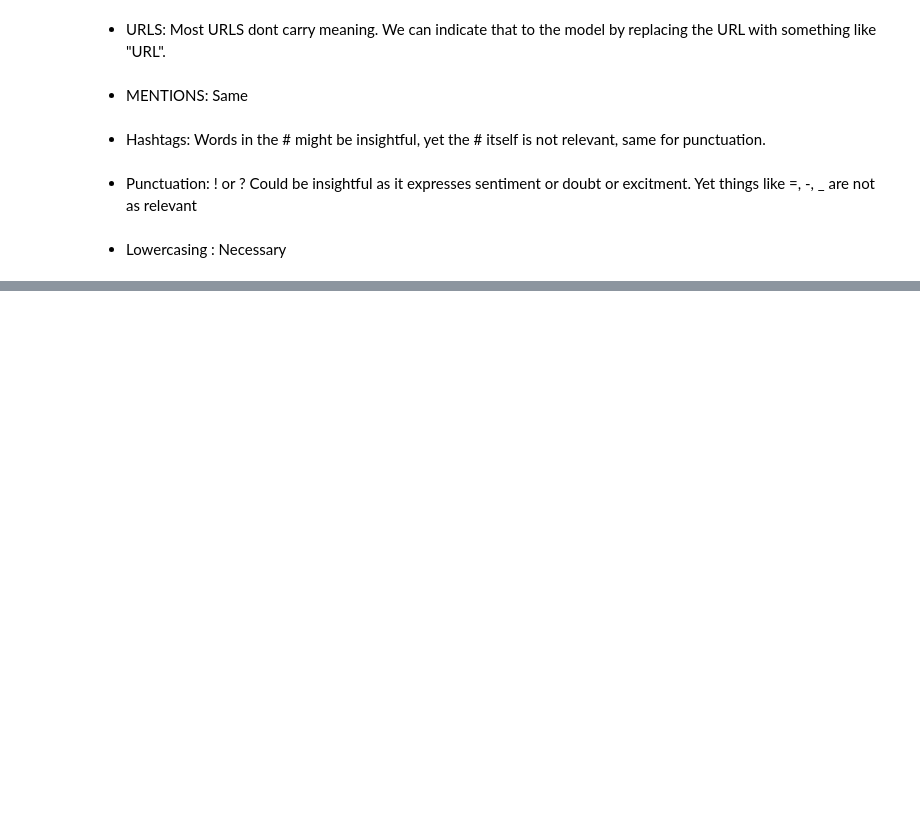
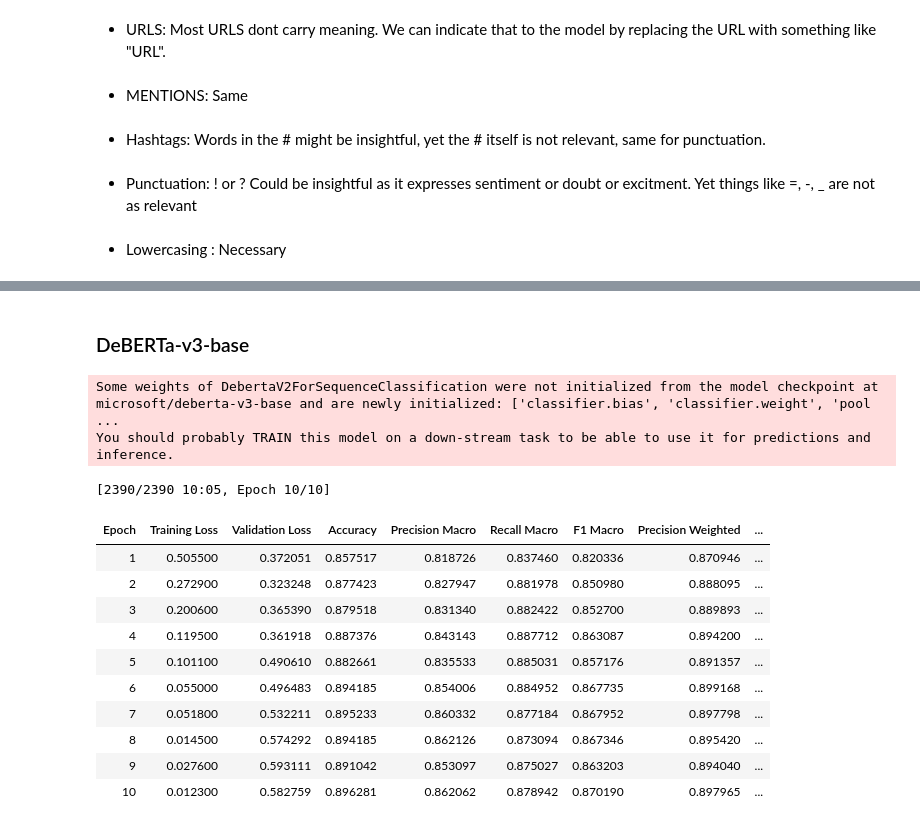
Before and after one commit to rmiranda37/text_mining_2025, a Jupyter notebook: EDA.ipynb, the cells around one changed output, grey strips where cells are left out. Cells and saved outputs as stored; diff of their text form; code cells hidden in the pictures; blank space fills up the shorter version.

```diff
--- a/EDA.ipynb
+++ b/EDA.ipynb
@@ -604,0 +718,2 @@ ValueError: Could not interpret value `word_count` for `y`. An entry with this n
+# %%
+df_proc = preprocess_dataframe(train_df)
@@ -604,0 +766,41 @@ ValueError: Could not interpret value `word_count` for `y`. An entry with this n
+# %%
+def train_encoder_model(df, model_checkpoint):
+    # Usar tokenizer adequado (BERTweet precisa de use_fast=False)
+    tokenizer = AutoTokenizer.from_pretrained(
+        model_checkpoint,
+        use_fast=False if "bertweet" in model_checkpoint else True
+    )
+
+    train_tokenized, val_tokenized = prepare_hf_datasets(df, tokenizer)
+
+    model = AutoModelForSequenceClassification.from_pretrained(model_checkpoint, num_labels=3)
+
+    training_args = TrainingArguments(
+        output_dir="./results_roberta",
+        eval_strategy="epoch",
+        save_strategy="epoch",
+        learning_rate=2e-5,
+        per_device_train_batch_size=32,
+        per_device_eval_batch_size=32,
+        num_train_epochs=10,
+        weight_decay=0.01,
+        load_best_model_at_end=True,
+        metric_for_best_model="eval_f1_macro",
+        greater_is_better=True,
+        logging_dir="./logs_roberta",
+        logging_steps=50,
+        report_to="none"
+    )
+
+    trainer = Trainer(
+        model=model,
+        args=training_args,
+        train_dataset=train_tokenized,
+        eval_dataset=val_tokenized,
+        tokenizer=tokenizer,
+        compute_metrics=compute_metrics,
+        callbacks=[EarlyStoppingCallback(early_stopping_patience=3)]
+    )
+
+    trainer.train()
+    return trainer
@@ -604,0 +829,19 @@ ValueError: Could not interpret value `word_count` for `y`. An entry with this n
+# %% [markdown]
+### DeBERTa-v3-base
+# %%
+trainer_deberta_base = train_encoder_model(df_proc, model_checkpoint="microsoft/deberta-v3-base")
+# %% [output]
+Some weights of DebertaV2ForSequenceClassification were not initialized from the model checkpoint at microsoft/deberta-v3-base and are newly initialized: ['classifier.bias', 'classifier.weight', 'pool ...
+You should probably TRAIN this model on a down-stream task to be able to use it for predictions and inference.
+[2390/2390 10:05, Epoch 10/10]
+| Epoch | Training Loss | Validation Loss | Accuracy | Precision Macro | Recall Macro | F1 Macro | Precision Weighted | ... |
+| 1 | 0.505500 | 0.372051 | 0.857517 | 0.818726 | 0.837460 | 0.820336 | 0.870946 | ... |
+| 2 | 0.272900 | 0.323248 | 0.877423 | 0.827947 | 0.881978 | 0.850980 | 0.888095 | ... |
+| 3 | 0.200600 | 0.365390 | 0.879518 | 0.831340 | 0.882422 | 0.852700 | 0.889893 | ... |
+| 4 | 0.119500 | 0.361918 | 0.887376 | 0.843143 | 0.887712 | 0.863087 | 0.894200 | ... |
+| 5 | 0.101100 | 0.490610 | 0.882661 | 0.835533 | 0.885031 | 0.857176 | 0.891357 | ... |
+| 6 | 0.055000 | 0.496483 | 0.894185 | 0.854006 | 0.884952 | 0.867735 | 0.899168 | ... |
+| 7 | 0.051800 | 0.532211 | 0.895233 | 0.860332 | 0.877184 | 0.867952 | 0.897798 | ... |
+| 8 | 0.014500 | 0.574292 | 0.894185 | 0.862126 | 0.873094 | 0.867346 | 0.895420 | ... |
+| 9 | 0.027600 | 0.593111 | 0.891042 | 0.853097 | 0.875027 | 0.863203 | 0.894040 | ... |
+| 10 | 0.012300 | 0.582759 | 0.896281 | 0.862062 | 0.878942 | 0.870190 | 0.897965 | ... |
```
Also changed, not shown: parts of 78 cells of this notebook.
